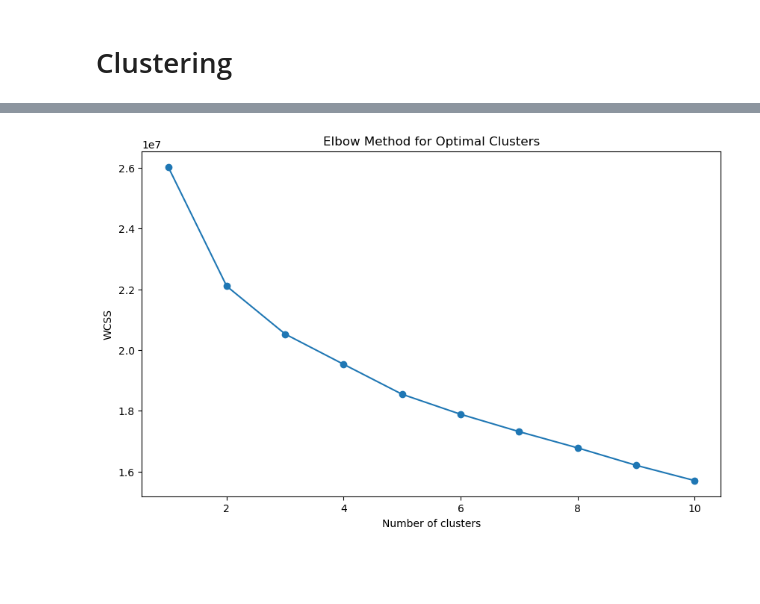
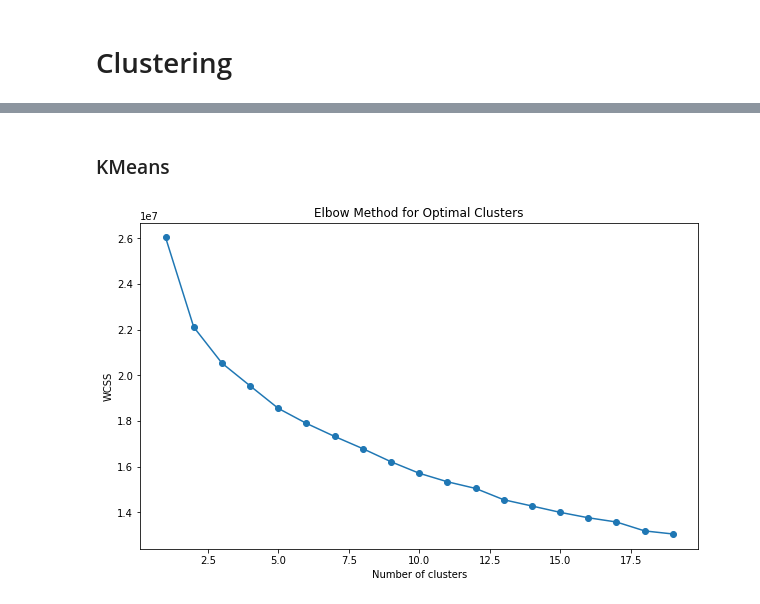
Before and after one commit to Jiarui-Chen/physical-activity-clustering, a Jupyter notebook: cluster/cluster.ipynb, the cells around one changed output, grey strips where cells are left out. Drawn from its saved outputs; the diff is of its cells as text; code cells hidden in the pictures; blank space fills up the shorter version.

```diff
--- a/cluster/cluster.ipynb
+++ b/cluster/cluster.ipynb
@@ -19,16 +20,18 @@ plt.show()
+# %% [markdown]
+### KMeans
 # %%
 # Determine the optimal number of clusters using the Elbow Method
 wcss = []  # Within-cluster sum of squares
-for i in range(1, 11):
+for i in range(1, 20):
     kmeans = KMeans(n_clusters=i, random_state=42)
     kmeans.fit(pca_df)
     wcss.append(kmeans.inertia_)
 
 plt.figure(figsize=(10, 6))
-plt.plot(range(1, 11), wcss, marker='o')
+plt.plot(range(1, 20), wcss, marker='o')
 plt.title('Elbow Method for Optimal Clusters')
 plt.xlabel('Number of clusters')
 plt.ylabel('WCSS')
 plt.show()
 # %% [output]
-[figure, old version]
+[figure, new version]
```
Also changed, not shown: parts of 6 cells of this notebook.
